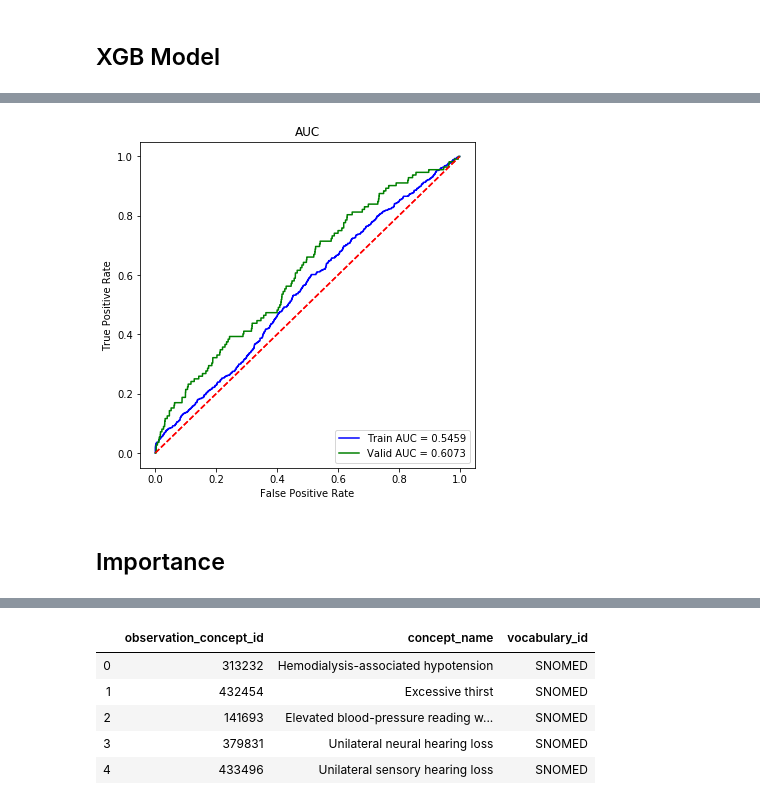
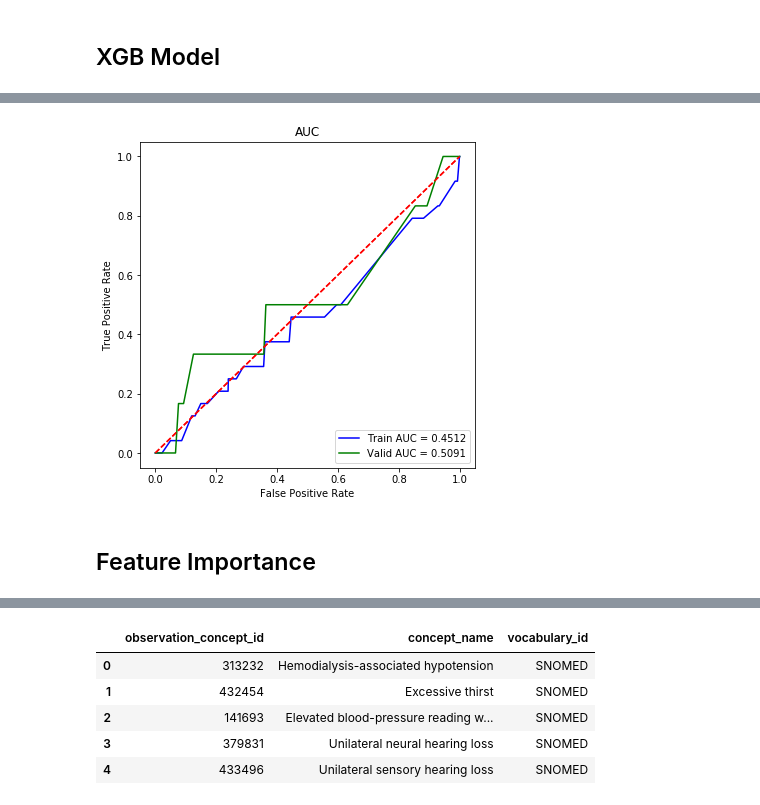
Before and after one commit to romirmoza/omop-cdm-postgresql, a Jupyter notebook: XGB_model_4.ipynb, the cells around one changed output, grey strips where cells are left out. Drawn from its saved outputs; the diff is of its cells as text; code cells hidden in the pictures.

Commit message:
checkpointing XGB_model_4

```diff
--- a/XGB_model_4.ipynb
+++ b/XGB_model_4.ipynb
@@ -612,0 +598,5 @@ for w in w_df.columns:
+# %%
+xgb_model = xgb.train(params=params, dtrain=d_train, num_boost_round=num_round,
+                          evals=watchlist, evals_result=evals_result,
+                          early_stopping_rounds=early_stop, verbose_eval=False,
+                          callbacks=[ xgb_progressbar(num_round),])
@@ -612,0 +886,16 @@ for w in w_df.columns:
+# %%
+# just try the first window
+X = train
+y = X.death_in_next_window
+X = X.drop(drop_features, axis = 1)
+train_features = X.columns.values
+X = np.array(X)
+y = np.array(y).ravel()
+
+from sklearn.model_selection import StratifiedShuffleSplit
+
+sss = StratifiedShuffleSplit(n_splits=1, test_size=0.2, random_state=1234)
+
+for train_index, valid_index in sss.split(X, y):
+    X_train, X_valid = X[train_index], X[valid_index]
+    y_train, y_valid = y[train_index], y[valid_index]
@@ -629,6 +960,8 @@ for train_index, valid_index in sss.split(X, y):
 d_train = xgb.DMatrix(X_train, y_train, feature_names=train_features)
 d_valid = xgb.DMatrix(X_valid, y_valid, feature_names=train_features)
 # %%
-train_preds = xgb_model.predict(d_train, ntree_limit=xgb_model.best_ntree_limit)
-valid_preds = xgb_model.predict(d_valid, ntree_limit=xgb_model.best_ntree_limit)
+best_tree = xgb_model.best_ntree_limit
+best_tree = 16
+train_preds = xgb_model.predict(d_train, ntree_limit=best_tree)
+valid_preds = xgb_model.predict(d_valid, ntree_limit=best_tree)
 # %%
@@ -647,26 +979,10 @@ Valid AUC = 0.6073374200905042
-# %%
-from sklearn import metrics
-def buildROC(target_test,test_preds,label=None, color='b'):
-    '''Compute micro-average ROC curve and ROC area
-        could be replaced by sklearn.metrics.plot_auc_curve in 0.22
-    '''
-    fpr, tpr, threshold = metrics.roc_curve(target_test, test_preds)
-    roc_auc = metrics.auc(fpr, tpr)
-    plt.rcParams["figure.figsize"] = (6,6)
-    plt.plot(fpr, tpr, 'b', label = label+' AUC = %0.4f' % roc_auc, color=color)
-    plt.legend(loc = 'lower right')
-    plt.plot([0, 1], [0, 1],'r--')
-    plt.ylabel('True Positive Rate')
-    plt.xlabel('False Positive Rate')
-    plt.title('AUC')
-    return
 # %%
 ax = buildROC(y_train, train_preds, label='Train')
-buildROC(y_valid, valid_preds, label='Valid', color='g')
+ax = buildROC(y_valid, valid_preds, label='Valid', color='g')
 # %% [output]
-[figure, old version]
+[figure, new version]
 # %% [markdown]
-## Importance
+## Feature Importance
 # %%
 plt.rcParams["figure.figsize"] = (10,10)
 importance_types = ['weight', 'gain', 'cover', 'total_gain', 'total_cover']
```
Also changed, not shown: parts of 126 cells of this notebook.
